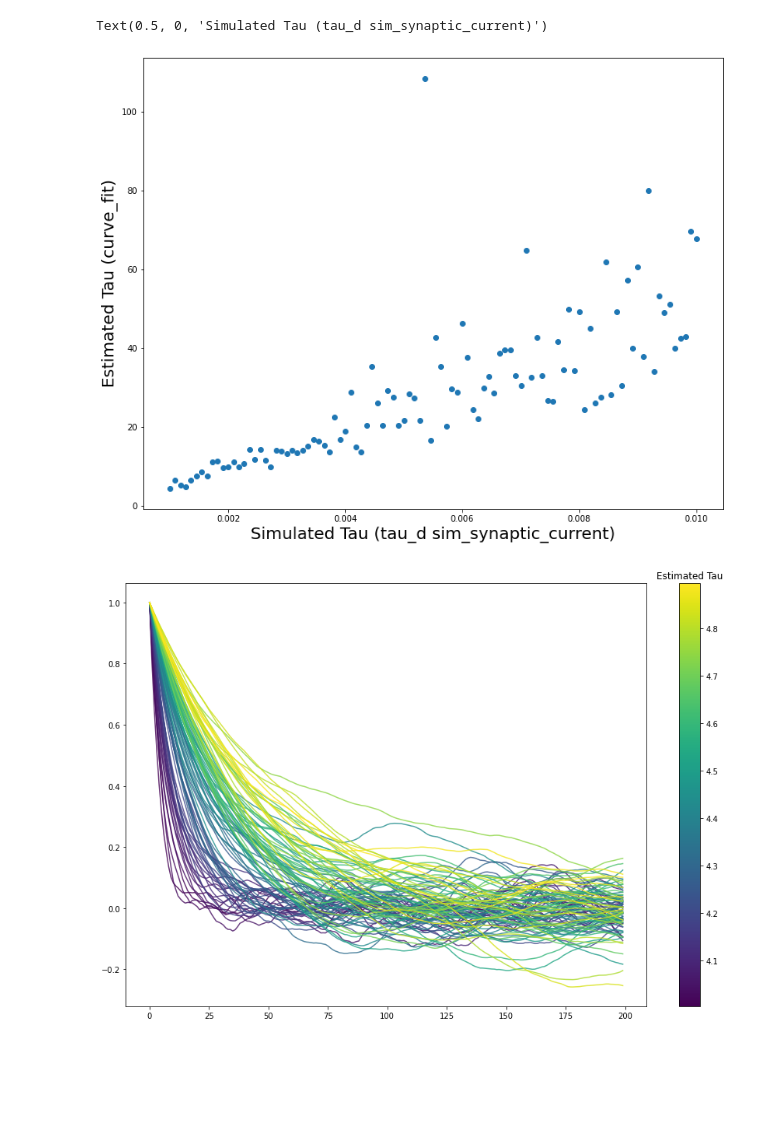
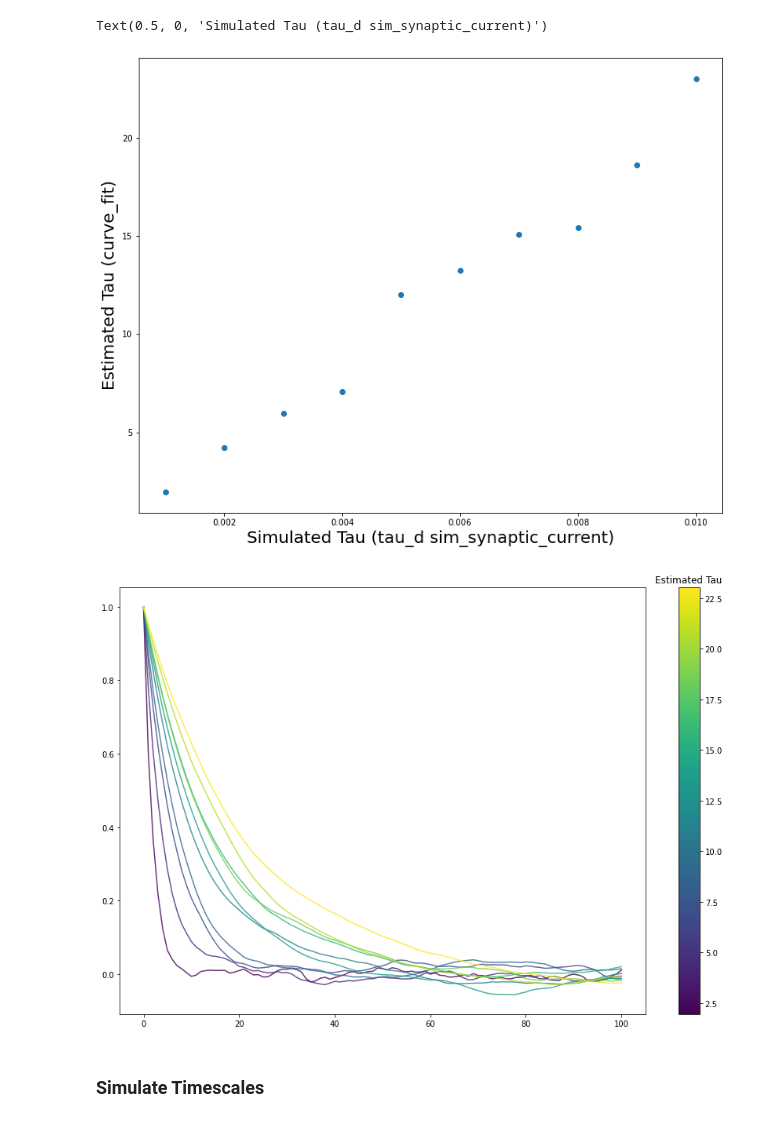
Before and after one commit to ryanhammonds/explorations, a Jupyter notebook: simulating_timescales.ipynb, the cells around one changed output. Saved outputs shown, nothing was run; the diff lists cells and outputs as text; code cells hidden in the pictures; blank space fills up the shorter version.

Commit message:
simulate timescales

```diff
--- a/simulating_timescales.ipynb
+++ b/simulating_timescales.ipynb
@@ -11,27 +12,32 @@ from statsmodels.tsa.stattools import acf
 def exp_decay_func(delta_t, amplitude, tau, offset):
     return amplitude * (np.exp(-(delta_t / tau)) + offset)
 # %%
-taus = np.linspace(.001, .01, 100)
+taus = np.linspace(.001, .01, 10) #taus = np.arange(0.005,0.08,0.01)
 
+fs = 2000
+n_seconds = 10
 
-nlags = 500
+n_lags = 100
+n_sims = 100
 
-n_sims = 1000
+n_samples = compute_nsamples(n_seconds, fs)
 
-acfs = np.zeros((len(taus), nlags+1))
+sigs = np.zeros((len(taus), n_samples))
+acfs = np.zeros((len(taus), n_lags+1))
 taus_hat =  np.zeros((len(taus)))
 
 for ind, tau in enumerate(taus):
 
-    _sig = np.zeros((n_sims, 5000))
+    _sig = np.zeros((n_sims, n_samples))
 
     for n in range(n_sims):
 
-        _sig[n] = sim_synaptic_current(n_seconds=1, fs=5000, tau_d=tau)
+        _sig[n] = sim_synaptic_current(n_seconds, fs, tau_d=tau)
 
     sig = np.mean(_sig, axis=0)
+    sigs[ind] = sig
 
-    acfs[ind] = acf(sig, nlags=nlags, qstat=False, fft=True)
+    acfs[ind] = acf(sig, nlags=n_lags, qstat=False, fft=True)
 
     params, _ = curve_fit(exp_decay_func, np.arange(0, len(acfs[ind])), acfs[ind], maxfev=10000)
 
@@ -45,17 +51,19 @@ plt.ylabel('Estimated Tau (curve_fit)', size=20)
 plt.xlabel('Simulated Tau (tau_d sim_synaptic_current)', size=20)
 # %% [output]
 Text(0.5, 0, 'Simulated Tau (tau_d sim_synaptic_current)')
-[figure, old version]
+[figure, new version]
 # %%
 fig = plt.figure(figsize=(15, 10))
 
-norm=plt.Normalize(vmin=taus_hat.min(), vmax=taus_hat.min().max())
+norm=plt.Normalize(vmin=taus_hat.min(), vmax=taus_hat.max())
 sm = plt.cm.ScalarMappable(cmap='viridis', norm=norm)
 cbar = plt.colorbar(sm)
 cbar.ax.set_title("Estimated Tau")
 cmap = plt.get_cmap('viridis', len(acfs))
 
 for n in range(len(acfs)):
-    plt.plot(acfs[n][:200], color=cmap(n), alpha=.8)
+    plt.plot(acfs[n][:501], color=cmap(n), alpha=.8)
 # %% [output]
-[figure, old version]
+[figure, new version]
+# %% [markdown]
+### Simulate Timescales
```
Also changed, not shown: parts of 3 cells of this notebook.
